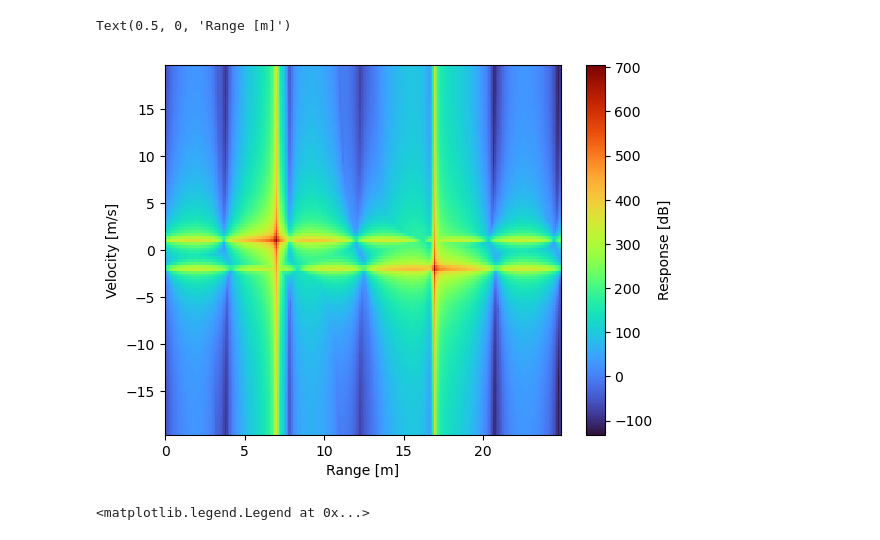
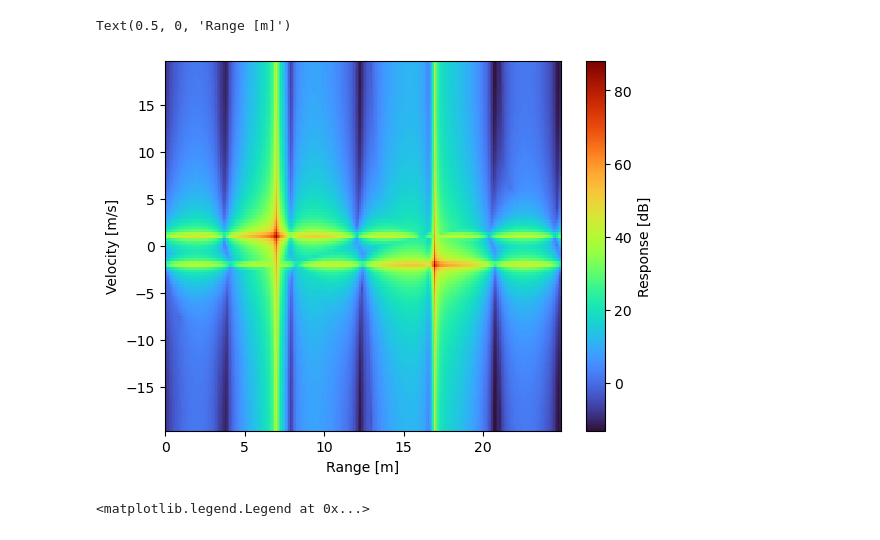
Before and after one commit to eshibusawa/4DRadar-Simulation, a Jupyter notebook: Python/02_8ula_single_object.ipynb, the cells around one changed output. Saved outputs shown, nothing was run; the diff lists cells and outputs as text; code cells hidden in the pictures.

```diff
--- a/Python/02_8ula_single_object.ipynb
+++ b/Python/02_8ula_single_object.ipynb
@@ -37,21 +36,21 @@ dc = radar.get_data_cube(num_frames, objs)
 # %%
 postproc = RangeDopplerFFT()
 rdm = postproc.get_2d_fft(dc)
 
 target_frame = 0
-rdm0_dB = np.sum(20 * np.log10((np.abs(rdm[target_frame,:,:,:,:]))), (1, 0))
+rdm0_dB = np.mean(20 * np.log10((np.abs(rdm[target_frame,:,:,:,:]))), (1, 0))
 
 range_bin = postproc.get_range_bins(cc)
 velocity_bin = postproc.get_velocity_bins(cc)
 
 fig, ax = plt.subplots()
 cm = ax.pcolor(range_bin, velocity_bin, rdm0_dB, cmap='turbo')
 fig.colorbar(cm, ax=ax, label='Response [dB]')
 ax.set_ylabel('Velocity [m/s]')
 ax.set_xlabel('Range [m]')
 # %% [output]
 Text(0.5, 0, 'Range [m]')
-[figure, old version]
+[figure, new version]
 # %%
 # in realistic case use somewhat detection method like the CFAR
 d_range, d_doppler = (72, 174), (67, 57)
```
Also changed, not shown: parts of 3 cells of this notebook, 5 other files.
